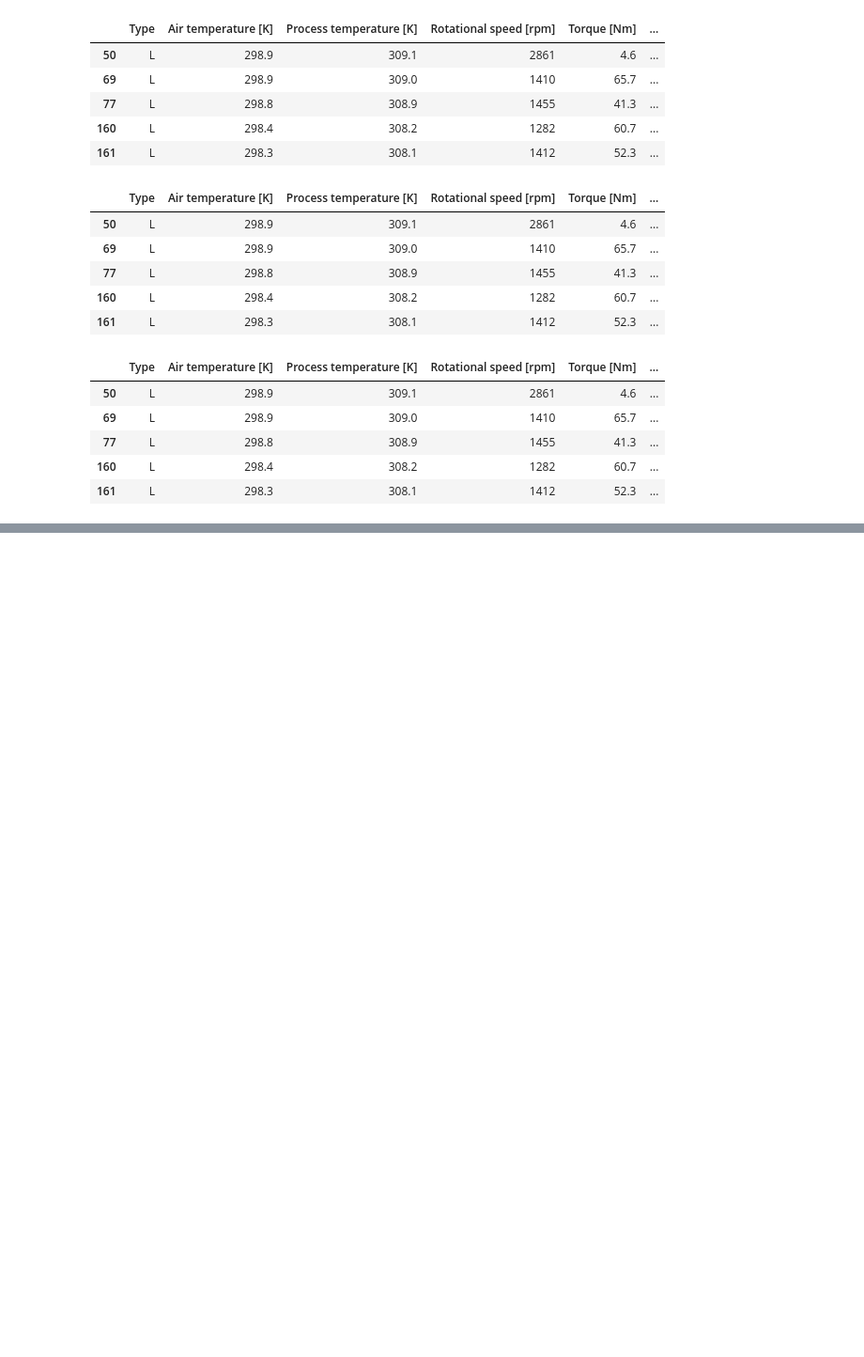
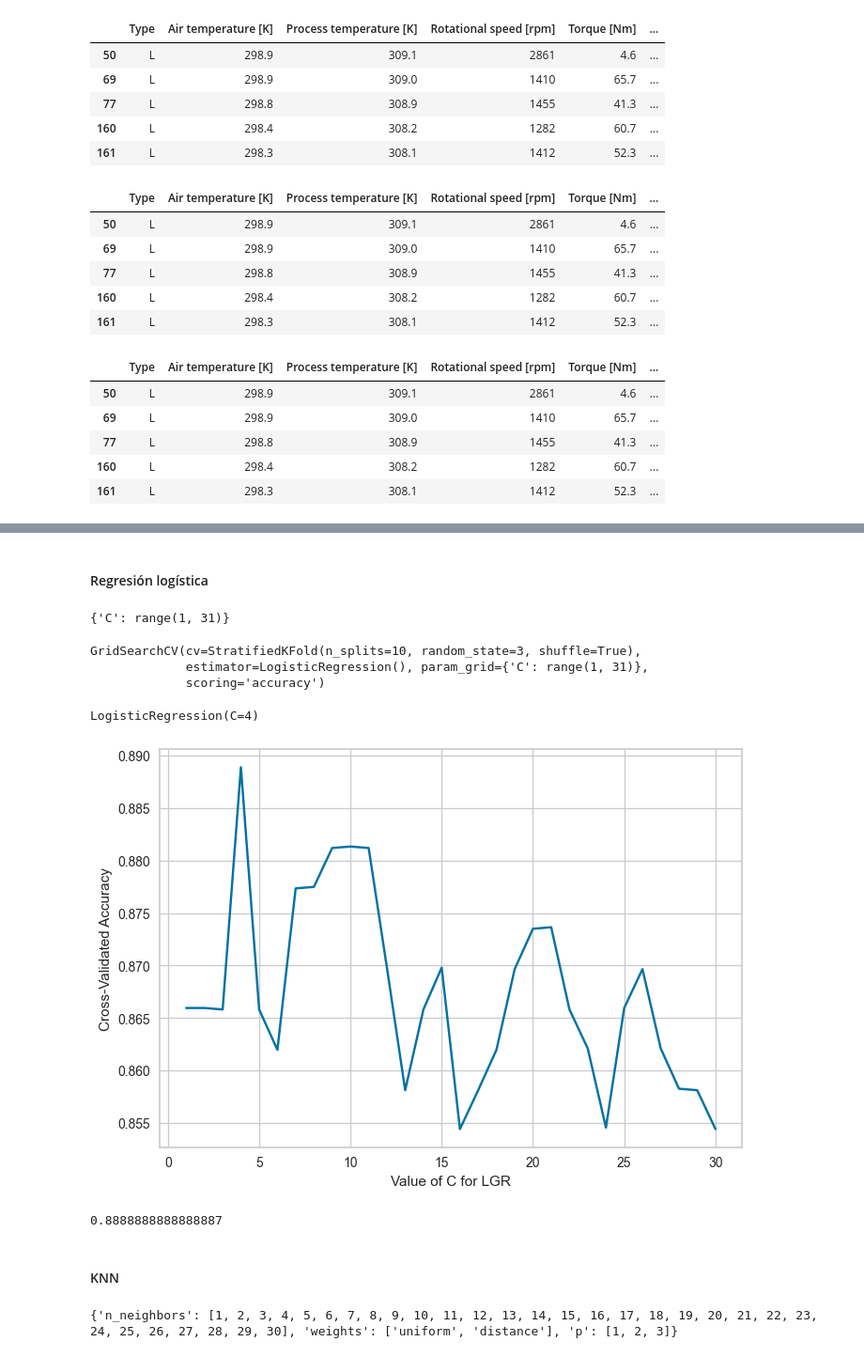
Before and after one commit to cristian-torres-ds/predictive_maintenance, a Jupyter notebook: fresadora/clasificacion_de_fallas.ipynb, the cells around one changed output, grey strips where cells are left out. Shown: that part at 94% size. Cells and saved outputs as stored; diff of their text form; code cells hidden in the pictures; blank space fills up the shorter version.

```diff
--- a/fresadora/clasificacion_de_fallas.ipynb
+++ b/fresadora/clasificacion_de_fallas.ipynb
@@ -279,0 +357,54 @@ sns.catplot(data=df, x="failure", hue="failure", kind="count")
+# %%
+folds = StratifiedKFold(n_splits=10, random_state=3, shuffle=True)
+
+accuracy_dict = {}
+# %% [markdown]
+#### Regresión logística
+# %%
+lgr = LogisticRegression()
+
+c_range = range(1, 31)
+
+param_grid_lgr = dict(C=c_range)
+print(param_grid_lgr)
+# %% [output]
+{'C': range(1, 31)}
+# %%
+grid_lgr = GridSearchCV(lgr, param_grid_lgr, cv=folds, scoring='accuracy')
+# %%
+grid_lgr.fit(X_train, y_train)
+# %% [output]
+GridSearchCV(cv=StratifiedKFold(n_splits=10, random_state=3, shuffle=True),
+             estimator=LogisticRegression(), param_grid={'C': range(1, 31)},
+             scoring='accuracy')
+# %%
+grid_lgr.best_estimator_
+# %% [output]
+LogisticRegression(C=4)
+# %%
+c_scores = grid_lgr.cv_results_['mean_test_score']
+
+plt.plot(c_range, c_scores)
+plt.xlabel('Value of C for LGR')
+plt.ylabel('Cross-Validated Accuracy');
+# %% [output]
+[figure, added]
+# %%
+lgr_accuracy = grid_lgr.best_score_
+accuracy_dict['LogistcRegression'] = [lgr_accuracy]
+lgr_accuracy
+# %% [output]
+0.8888888888888887
+# %% [markdown]
+#### KNN
+# %%
+knn = KNeighborsClassifier()
+
+k_range = list(range(1, 31))
+param_grid_knn = {"n_neighbors" : k_range,
+                  "weights" : ['uniform', 'distance'],
+                  "p" : [1, 2, 3]}
+
+print(param_grid_knn)
+# %% [output]
+{'n_neighbors': [1, 2, 3, 4, 5, 6, 7, 8, 9, 10, 11, 12, 13, 14, 15, 16, 17, 18, 19, 20, 21, 22, 23, 24, 25, 26, 27, 28, 29, 30], 'weights': ['uniform', 'distance'], 'p': [1, 2, 3]}
```
Also changed, not shown: parts of 46 cells of this notebook.
